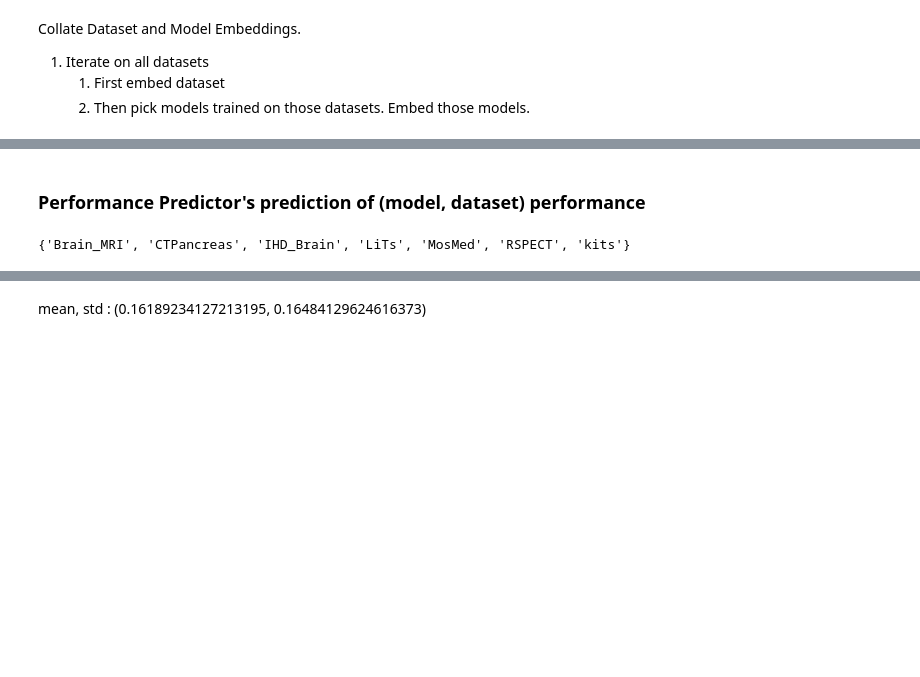
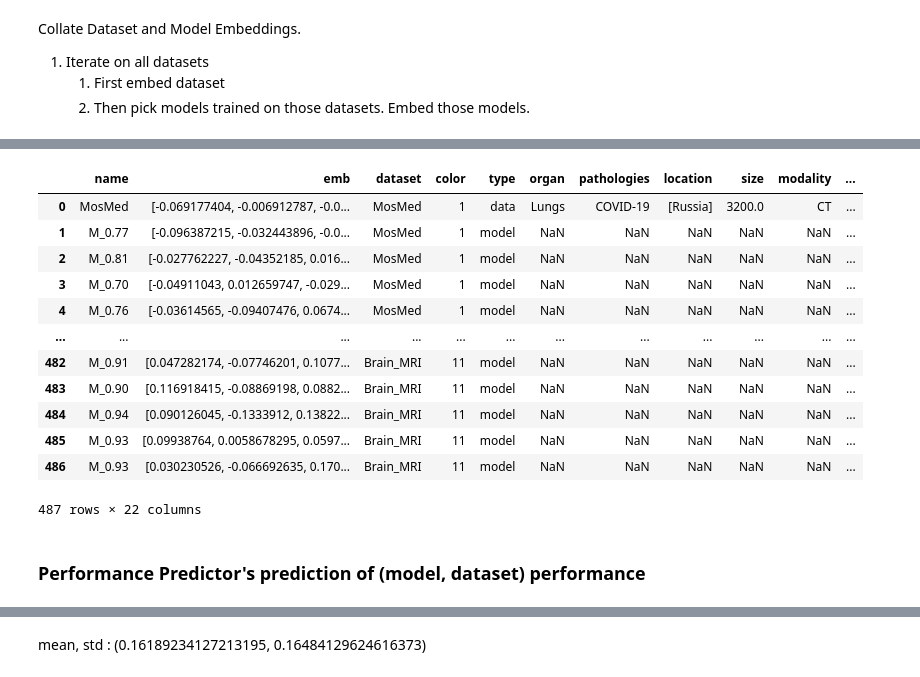
Before and after one commit to shikhar-srivastava/TANS, a Jupyter notebook: viz.ipynb, the cells around one changed output, grey strips where cells are left out. Drawn from its saved outputs; the diff is of its cells as text; code cells hidden in the pictures; blank space fills up the shorter version.

```diff
--- a/viz.ipynb
+++ b/viz.ipynb
@@ -3,7 +3,8 @@
 2. #path = '/nfs/users/ext_shikhar.srivastava/workspace/TANS/outcomes/ours/20220225_1734/checkpoints/' 5% mse error for the saved_model_max_recall
 3. path = '/nfs/users/ext_shikhar.srivastava/workspace/TANS/outcomes/ours/20220226_0040/checkpoints' 3% mse for saved_model
 # %%
-path = '/nfs/users/ext_shikhar.srivastava/workspace/TANS/outcomes/ours/20220226_0040/checkpoints'
+#path = '/nfs/users/ext_shikhar.srivastava/workspace/TANS/outcomes/ours/20220226_0040/checkpoints'
+path = '/nfs/users/ext_shikhar.srivastava/workspace/TANS/outcomes/ours/20220302_0137/checkpoints'
 saved_model_path = path +'/saved_model.pt'
 saved_model_max_recall_path = path + '/saved_model_max_recall.pt'
 # %%
@@ -208,9 +318,21 @@ for dataset in list(set(model_zoo['dataset']) - set(['RSNAXRay'])):
         data_emb_list.append(m_emb)
 
     i += 1
+# %%
+pd.DataFrame(data_emb_list)
+# %% [output]
+|  | name | emb | dataset | color | type | organ | pathologies | location | size | modality | ... |
+| 0 | MosMed | [-0.069177404, -0.006912787, -0.0... | MosMed | 1 | data | Lungs | COVID-19 | [Russia] | 3200.0 | CT | ... |
+| 1 | M_0.77 | [-0.096387215, -0.032443896, -0.0... | MosMed | 1 | model | NaN | NaN | NaN | NaN | NaN | ... |
+| 2 | M_0.81 | [-0.027762227, -0.04352185, 0.016... | MosMed | 1 | model | NaN | NaN | NaN | NaN | NaN | ... |
+| 3 | M_0.70 | [-0.04911043, 0.012659747, -0.029... | MosMed | 1 | model | NaN | NaN | NaN | NaN | NaN | ... |
+| 4 | M_0.76 | [-0.03614565, -0.09407476, 0.0674... | MosMed | 1 | model | NaN | NaN | NaN | NaN | NaN | ... |
+| ... | ... | ... | ... | ... | ... | ... | ... | ... | ... | ... | ... |
+| 482 | M_0.91 | [0.047282174, -0.07746201, 0.1077... | Brain_MRI | 11 | model | NaN | NaN | NaN | NaN | NaN | ... |
+| 483 | M_0.90 | [0.116918415, -0.08869198, 0.0882... | Brain_MRI | 11 | model | NaN | NaN | NaN | NaN | NaN | ... |
+| 484 | M_0.94 | [0.090126045, -0.1333912, 0.13822... | Brain_MRI | 11 | model | NaN | NaN | NaN | NaN | NaN | ... |
+| 485 | M_0.93 | [0.09938764, 0.0058678295, 0.0597... | Brain_MRI | 11 | model | NaN | NaN | NaN | NaN | NaN | ... |
+| 486 | M_0.93 | [0.030230526, -0.066692635, 0.170... | Brain_MRI | 11 | model | NaN | NaN | NaN | NaN | NaN | ... |
+487 rows × 22 columns
 # %% [markdown]
 ### Performance Predictor's prediction of (model, dataset) performance
-# %%
-set(f_model_zoo[(f_model_zoo['balanced'] == True)]['dataset'])
-# %% [output]
-{'Brain_MRI', 'CTPancreas', 'IHD_Brain', 'LiTs', 'MosMed', 'RSPECT', 'kits'}
```
Also changed, not shown: parts of 85 cells of this notebook, 24 other files.
